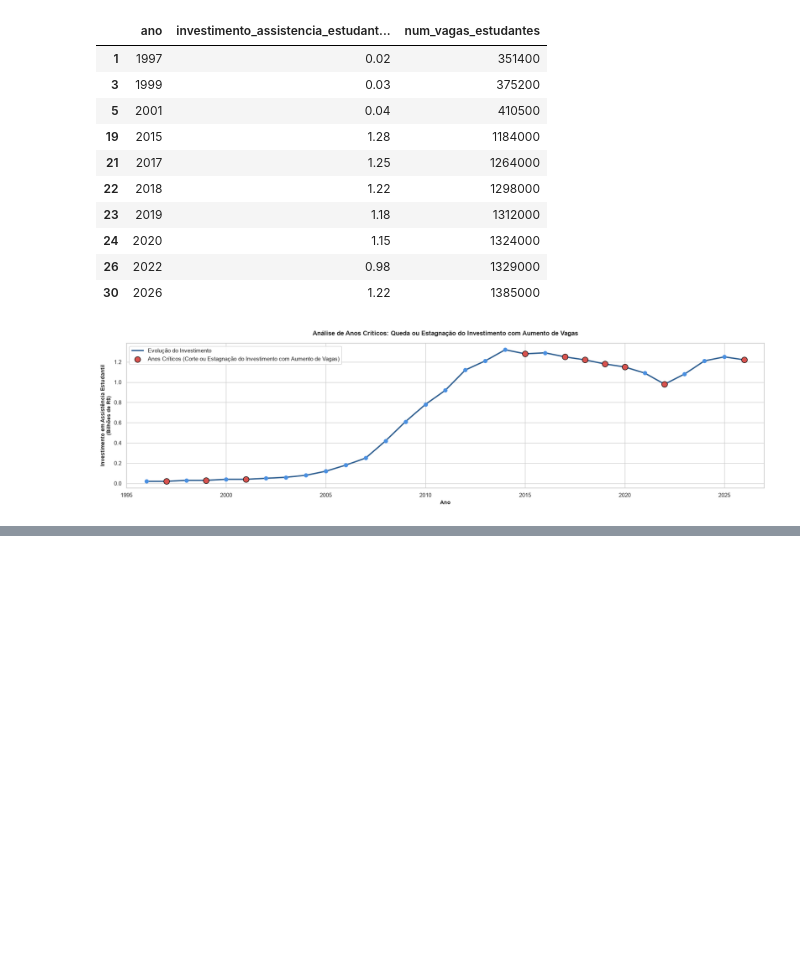
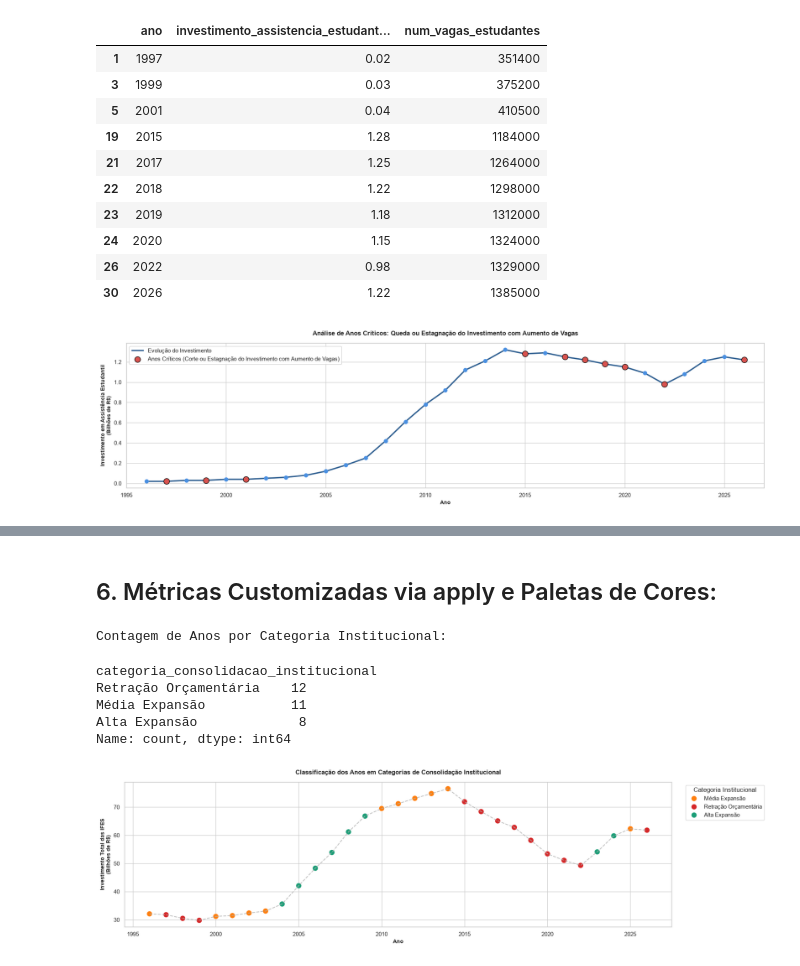
Before and after one commit to arthurvieirasilvaa/data-science, a Jupyter notebook: visualizacao-de-dados-ifes/main.ipynb, the cells around one changed output, grey strips where cells are left out. Saved outputs shown, nothing was run; the diff lists cells and outputs as text; code cells hidden in the pictures; blank space fills up the shorter version.

Commit message:
Implementei a classificação dos anos em categorias de consolidação institucional

```diff
--- a/visualizacao-de-dados-ifes/main.ipynb
+++ b/visualizacao-de-dados-ifes/main.ipynb
@@ -407,0 +250,74 @@ plt.show()
+# %% [markdown]
+## 6. Métricas Customizadas via apply e Paletas de Cores:
+# %%
+df_modified = df.copy()
+
+# Calculando a variação percentual ou absoluta do investimento total:
+df_modified['variacao_investimento_total'] = df_modified['investimento_total_ifes_bilhoes_brl'].pct_change() * 100
+
+def classify_institutional_consolidation(row):
+    """
+        Função utilizada para classificar cada ano em categorias de consolidação institucional (ex. "Alta Expansão",
+        "Média Expansão", "Retração Orçamentária").
+    """
+
+    # Verifica se é o primeiro ano ou se não há dado anterior:
+    if pd.isna(row['variacao_investimento_total']):
+        return 'Média Expansão'
+
+    if row['variacao_investimento_total'] > 5.0:
+        return 'Alta Expansão'
+
+    elif row['variacao_investimento_total'] >= 0:
+        return 'Média Expansão'
+
+    else:
+        return 'Retração Orçamentária'
+
+df_modified['categoria_consolidacao_institucional'] = df_modified.apply(classify_institutional_consolidation, axis=1)
+
+print("Contagem de Anos por Categoria Institucional:")
+display(df_modified['categoria_consolidacao_institucional'].value_counts())
+
+plt.figure(figsize=(18, 5))
+
+palette = {
+    'Alta Expansão': '#1b9e77',
+    'Média Expansão': '#ff7f0e',
+    'Retração Orçamentária': '#d62728'
+}
+
+sns.scatterplot(
+    data=df_modified,
+    x='ano',
+    y='investimento_total_ifes_bilhoes_brl',
+    hue='categoria_consolidacao_institucional',
+    palette=palette,
+    s=120,
+    zorder=3
+)
+
+plt.plot(
+    df_modified['ano'],
+    df_modified['investimento_total_ifes_bilhoes_brl'],
+    color='#b0b0b0',
+    linestyle='--',
+    alpha=0.8,
+    zorder=3
+)
+
+plt.title('Classificação dos Anos em Categorias de Consolidação Institucional', fontsize=12, fontweight='bold', pad=15)
+plt.xlabel('Ano', fontsize=10, fontweight='bold')
+plt.ylabel('Investimento Total das IFES\n(Bilhões de R$)', fontsize=10, fontweight='bold')
+
+plt.legend(title='Categoria Institucional', bbox_to_anchor=(1.02, 1), loc='upper left', frameon=True)
+plt.tight_layout()
+plt.show()
+# %% [output]
+Contagem de Anos por Categoria Institucional:
+categoria_consolidacao_institucional
+Retração Orçamentária    12
+Média Expansão           11
+Alta Expansão             8
+Name: count, dtype: int64
+[figure, added]
```
Also changed, not shown: parts of 14 cells of this notebook, 1 other file.
